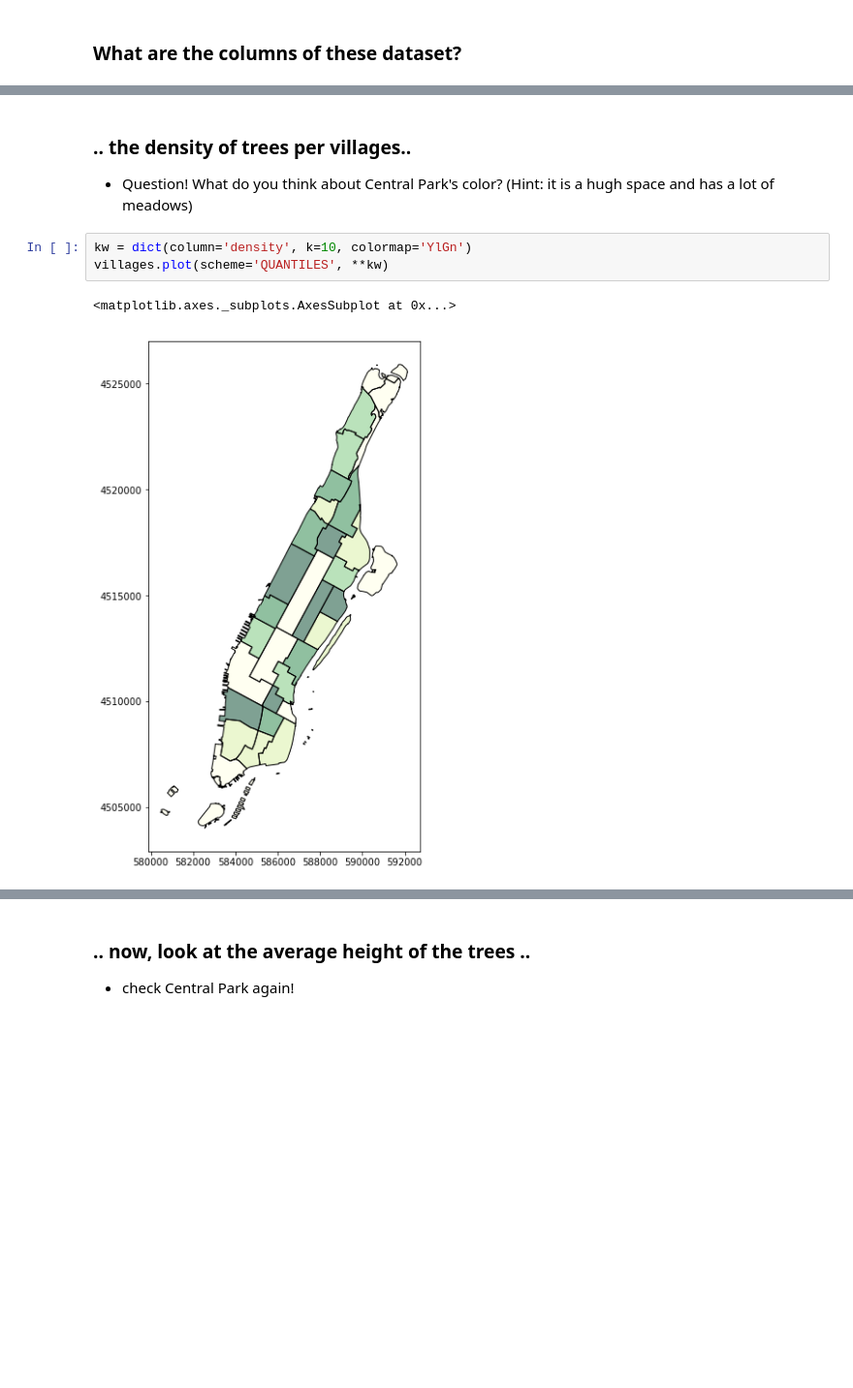
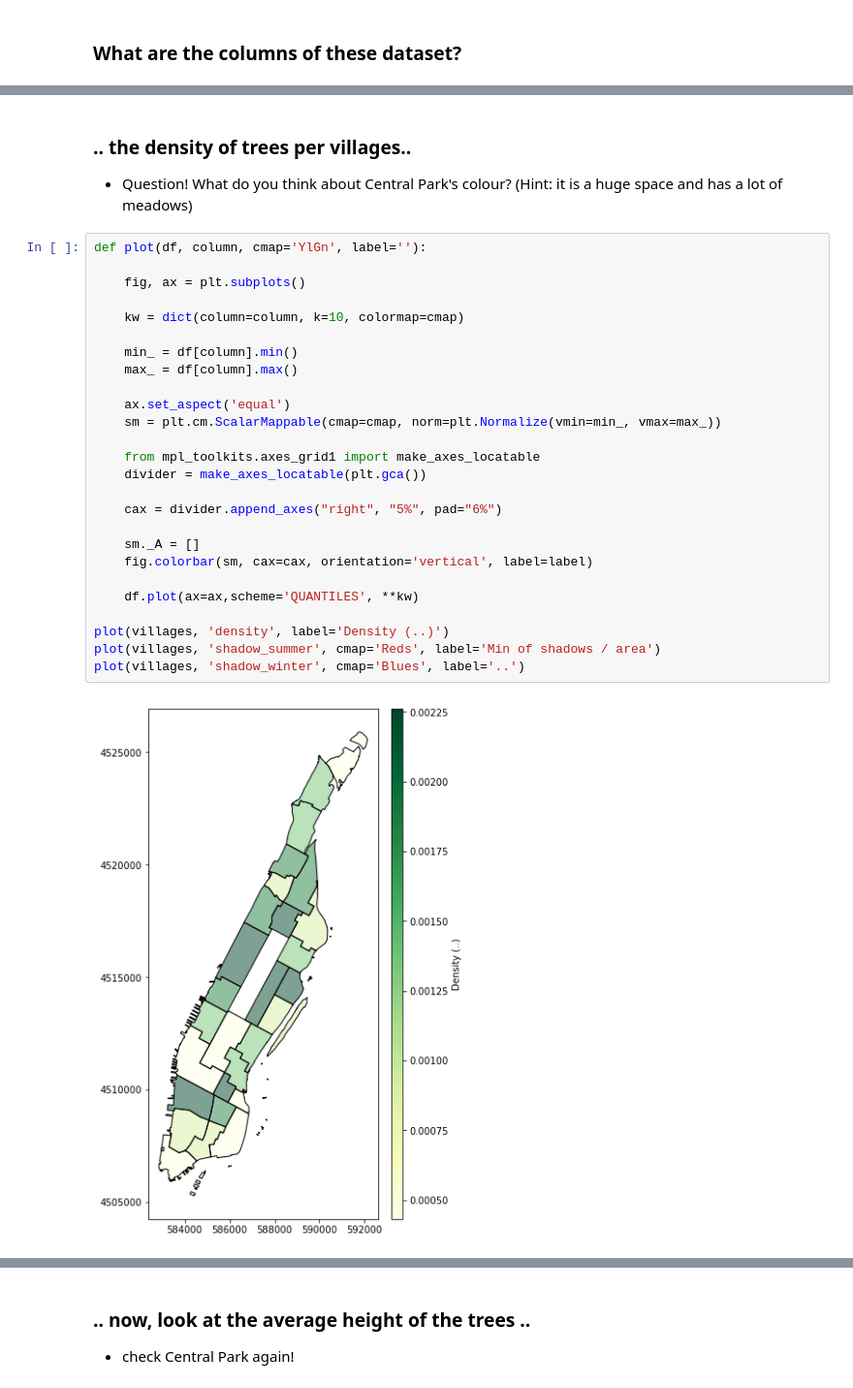
Before and after one commit to fhorta/nytrees, a Jupyter notebook: skeleton.ipynb, the cells around one changed output, grey strips where cells are left out. Shown: that part at 97% size. Cells and saved outputs as stored; diff of their text form; blank space fills up the shorter version.

```diff
--- a/skeleton.ipynb
+++ b/skeleton.ipynb
@@ -126,9 +278,31 @@ using "YlGn" as a colormap, we have lower (YELLOW) and higher (GREEN). Later we
 # %% [markdown]
 ### .. the density of trees per villages..
-* Question! What do you think about Central Park's color?  (Hint: it is a hugh space and has a lot of meadows)
+* Question! What do you think about Central Park's colour?  (Hint: it is a huge space and has a lot of meadows)
-# %%
-kw = dict(column='density', k=10, colormap='YlGn')
-villages.plot(scheme='QUANTILES', **kw)
-# %% [output]
-<matplotlib.axes._subplots.AxesSubplot at 0x...>
-[figure, removed]
+# %%
+def plot(df, column, cmap='YlGn', label=''):
+
+    fig, ax = plt.subplots()
+
+    kw = dict(column=column, k=10, colormap=cmap)
+
+    min_ = df[column].min()
+    max_ = df[column].max()
+
+    ax.set_aspect('equal')
+    sm = plt.cm.ScalarMappable(cmap=cmap, norm=plt.Normalize(vmin=min_, vmax=max_))
+
+    from mpl_toolkits.axes_grid1 import make_axes_locatable
+    divider = make_axes_locatable(plt.gca())
+
+    cax = divider.append_axes("right", "5%", pad="6%")
+
+    sm._A = []
+    fig.colorbar(sm, cax=cax, orientation='vertical', label=label)
+
+    df.plot(ax=ax,scheme='QUANTILES', **kw)
+
+plot(villages, 'density', label='Density (..)')
+plot(villages, 'shadow_summer', cmap='Reds', label='Min of shadows / area')
+plot(villages, 'shadow_winter', cmap='Blues', label='..')
+# %% [output]
+[figure, added]
```
Also changed, not shown: parts of 37 cells of this notebook, 4 other files.
